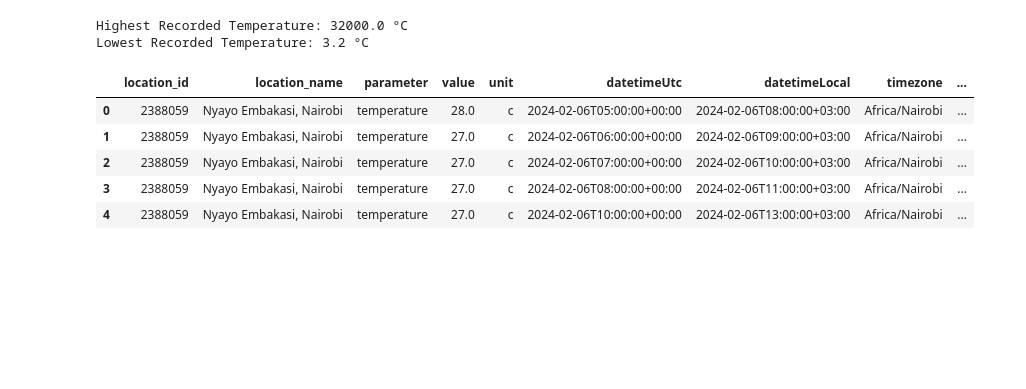
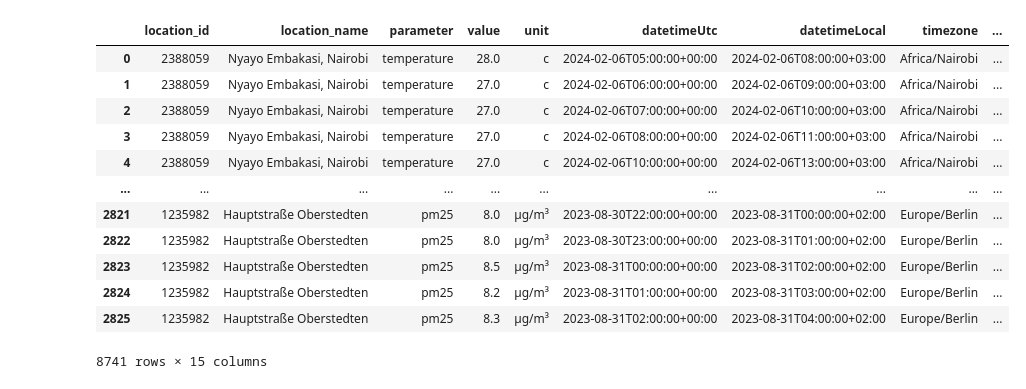
Before and after one commit to speedy-insect/Dataset-W, a Jupyter notebook: Py file/Aly.ipynb, the cells around one changed output. Saved outputs shown, nothing was run; the diff lists cells and outputs as text; code cells hidden in the pictures; blank space fills up the shorter version.

```diff
--- a/Py file/Aly.ipynb
+++ b/Py file/Aly.ipynb
@@ -84,25 +13,27 @@ dtype: object
-# %%
-# Find the highest and lowest recorded temperatures in the dataset
-highest_temperature =df["value"].max()
-lowest_temperature = df["value"].min()
-
-print(f'Highest Recorded Temperature: {highest_temperature} °C')
-print(f'Lowest Recorded Temperature: {lowest_temperature} °C')
-# %% [output]
-Highest Recorded Temperature: 32000.0 °C
-Lowest Recorded Temperature: 3.2 °C
-# %%
-#this function filters the dataframe by parameter value
-def filter_parameters(df, parameter_value):
-    filtered_df = df[df['parameter'] == parameter_value]
-    return filtered_df
-
-A = filter_parameters(df, 'temperature')
-A.head()
-# %% [output]
-|  | location_id | location_name | parameter | value | unit | datetimeUtc | datetimeLocal | timezone | ... |
-| 0 | 2388059 | Nyayo Embakasi, Nairobi | temperature | 28.0 | c | 2024-02-06T05:00:00+00:00 | 2024-02-06T08:00:00+03:00 | Africa/Nairobi | ... |
-| 1 | 2388059 | Nyayo Embakasi, Nairobi | temperature | 27.0 | c | 2024-02-06T06:00:00+00:00 | 2024-02-06T09:00:00+03:00 | Africa/Nairobi | ... |
-| 2 | 2388059 | Nyayo Embakasi, Nairobi | temperature | 27.0 | c | 2024-02-06T07:00:00+00:00 | 2024-02-06T10:00:00+03:00 | Africa/Nairobi | ... |
-| 3 | 2388059 | Nyayo Embakasi, Nairobi | temperature | 27.0 | c | 2024-02-06T08:00:00+00:00 | 2024-02-06T11:00:00+03:00 | Africa/Nairobi | ... |
-| 4 | 2388059 | Nyayo Embakasi, Nairobi | temperature | 27.0 | c | 2024-02-06T10:00:00+00:00 | 2024-02-06T13:00:00+03:00 | Africa/Nairobi | ... |
+# %%
+#Get the dataset from file
+file_Nyayo = r"C:\Users\HP\OneDrive\school\OneDrive\Documents\GitHub\Dataset-\DATA\Nyayo Embakasi.csv"
+file_Nakuru = r"C:\Users\HP\OneDrive\school\OneDrive\Documents\GitHub\Dataset-\DATA\Nakuru.csv"
+file_Obestered = r"C:\Users\HP\OneDrive\school\OneDrive\Documents\GitHub\Dataset-\DATA\Obesterd.csv"
+#Load the data
+df_Nyayo = pd.read_csv(file_Nyayo)
+df_Nakuru = pd.read_csv(file_Nakuru)
+df_obestered = pd.read_csv(file_Obestered)
+# %%
+#Combine the data
+df_combined = pd.concat([df_Nyayo,df_Nakuru,df_obestered])
+df_combined
+# %% [output]
+|  | location_id | location_name | parameter | value | unit | datetimeUtc | datetimeLocal | timezone | ... |
+| 0 | 2388059 | Nyayo Embakasi, Nairobi | temperature | 28.0 | c | 2024-02-06T05:00:00+00:00 | 2024-02-06T08:00:00+03:00 | Africa/Nairobi | ... |
+| 1 | 2388059 | Nyayo Embakasi, Nairobi | temperature | 27.0 | c | 2024-02-06T06:00:00+00:00 | 2024-02-06T09:00:00+03:00 | Africa/Nairobi | ... |
+| 2 | 2388059 | Nyayo Embakasi, Nairobi | temperature | 27.0 | c | 2024-02-06T07:00:00+00:00 | 2024-02-06T10:00:00+03:00 | Africa/Nairobi | ... |
+| 3 | 2388059 | Nyayo Embakasi, Nairobi | temperature | 27.0 | c | 2024-02-06T08:00:00+00:00 | 2024-02-06T11:00:00+03:00 | Africa/Nairobi | ... |
+| 4 | 2388059 | Nyayo Embakasi, Nairobi | temperature | 27.0 | c | 2024-02-06T10:00:00+00:00 | 2024-02-06T13:00:00+03:00 | Africa/Nairobi | ... |
+| ... | ... | ... | ... | ... | ... | ... | ... | ... | ... |
+| 2821 | 1235982 | Hauptstraße Oberstedten | pm25 | 8.0 | µg/m³ | 2023-08-30T22:00:00+00:00 | 2023-08-31T00:00:00+02:00 | Europe/Berlin | ... |
+| 2822 | 1235982 | Hauptstraße Oberstedten | pm25 | 8.0 | µg/m³ | 2023-08-30T23:00:00+00:00 | 2023-08-31T01:00:00+02:00 | Europe/Berlin | ... |
+| 2823 | 1235982 | Hauptstraße Oberstedten | pm25 | 8.5 | µg/m³ | 2023-08-31T00:00:00+00:00 | 2023-08-31T02:00:00+02:00 | Europe/Berlin | ... |
+| 2824 | 1235982 | Hauptstraße Oberstedten | pm25 | 8.2 | µg/m³ | 2023-08-31T01:00:00+00:00 | 2023-08-31T03:00:00+02:00 | Europe/Berlin | ... |
+| 2825 | 1235982 | Hauptstraße Oberstedten | pm25 | 8.3 | µg/m³ | 2023-08-31T02:00:00+00:00 | 2023-08-31T04:00:00+02:00 | Europe/Berlin | ... |
+8741 rows × 15 columns
```
Also changed, not shown: parts of 11 cells of this notebook, 2 other files.
